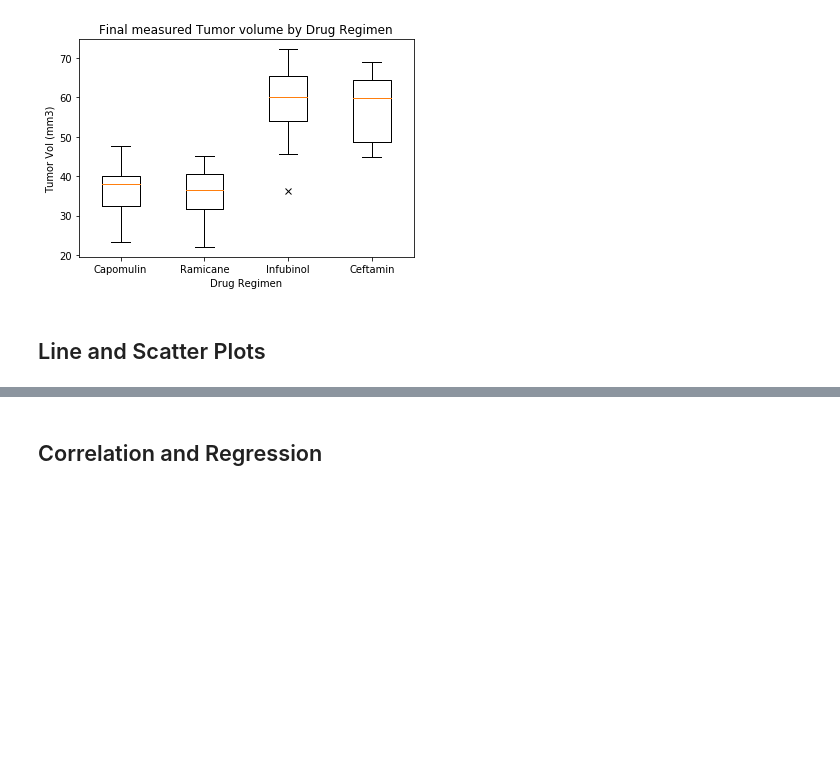
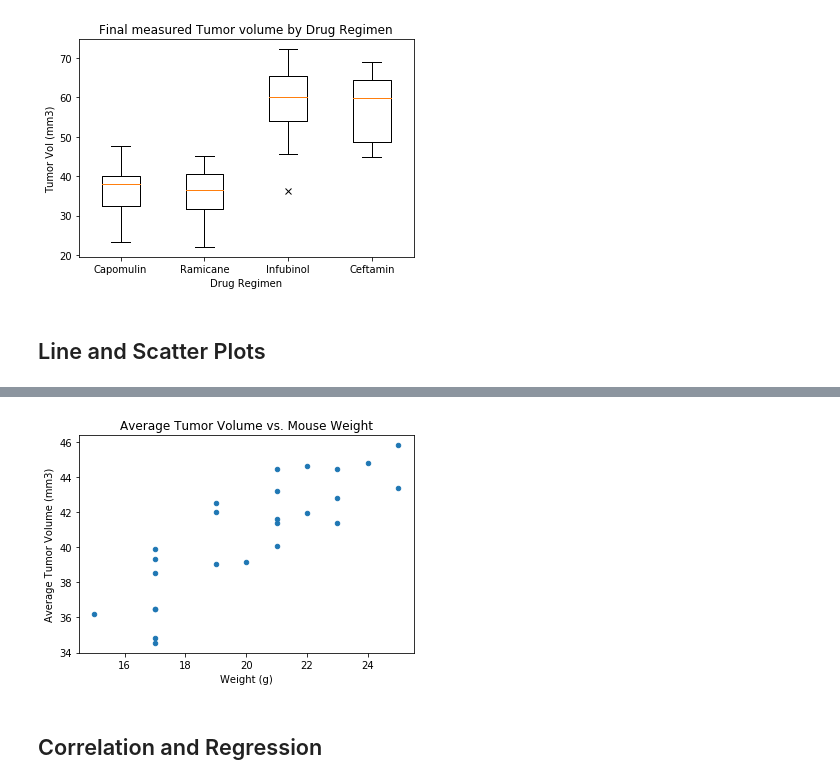
Before and after one commit to tnguyen0306/Matplotlib-The-Power-of-Plots, a Jupyter notebook: pymaceuticals_starter.ipynb, the cells around one changed output, grey strips where cells are left out. Saved outputs shown, nothing was run; the diff lists cells and outputs as text; code cells hidden in the pictures; blank space fills up the shorter version.

```diff
--- a/pymaceuticals_starter.ipynb
+++ b/pymaceuticals_starter.ipynb
@@ -298,3 +296,16 @@ plt.plot(capo_mouse['Timepoint'], capo_mouse['Tumor Volume (mm3)'])
+# %%
+# Generate a scatter plot of average tumor volume vs. mouse weight for the Capomulin regimen
+weight_data = capomulin_data.loc[:, ['Mouse ID', 'Weight (g)', 'Tumor Volume (mm3)']]
+avg_weight_data = pd.DataFrame(weight_data.groupby(['Mouse ID', 'Weight (g)'])['Tumor Volume (mm3)'].mean()).reset_index()
+#avg_weight_data = weight_data.rename(columns={"Tumor Volume (mm3)": "Average Volume"})
+avg_weight_data.plot(kind='scatter',
+                     x='Weight (g)',
+                     y='Tumor Volume (mm3)',
+                     title='Average Tumor Volume vs. Mouse Weight')
+plt.ylabel('Average Tumor Volume (mm3)')
+plt.show()
+# %% [output]
+[figure, added]
 # %% [markdown]
 ## Correlation and Regression
 # %%
```
Also changed, not shown: parts of 2 cells of this notebook.
